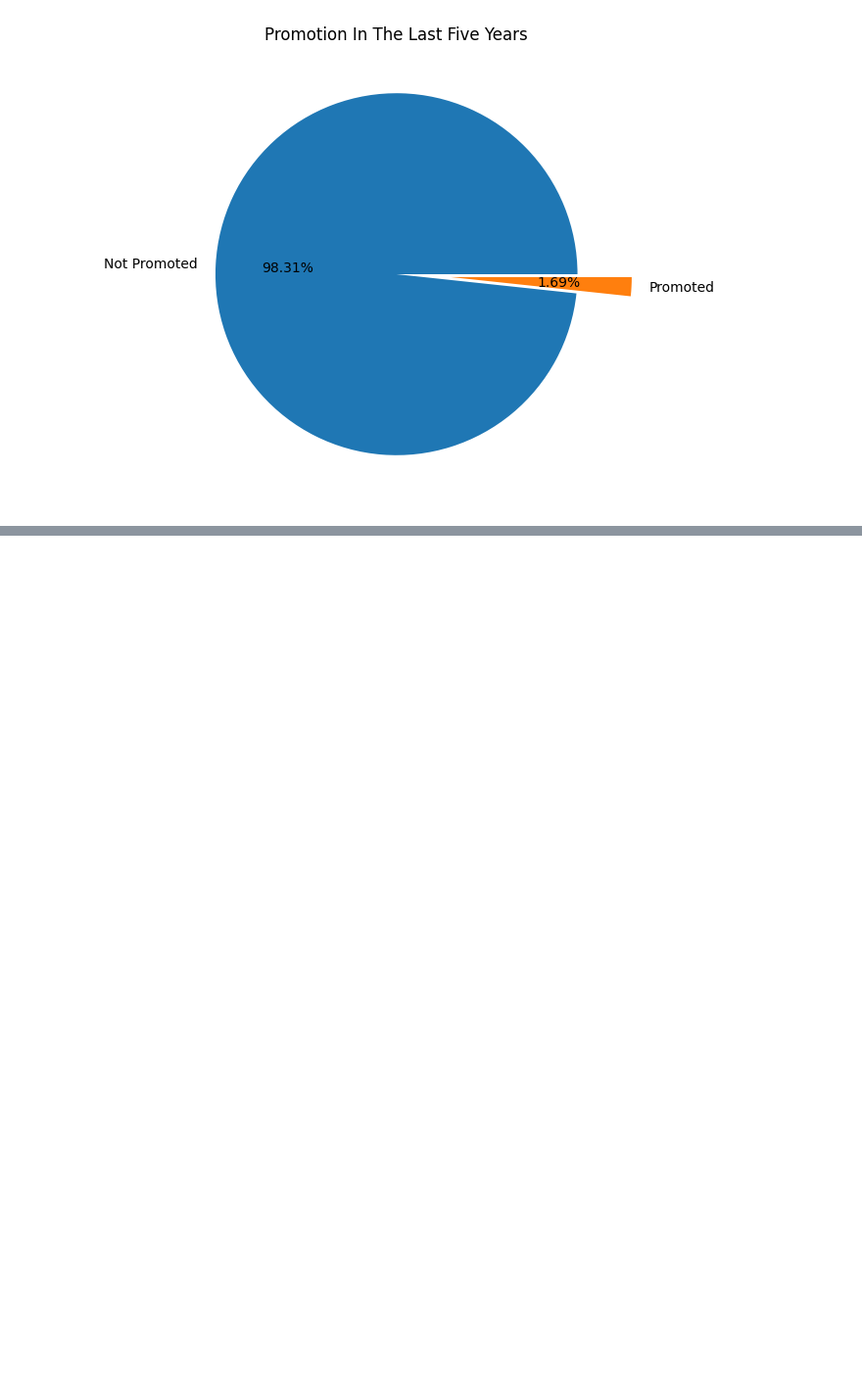
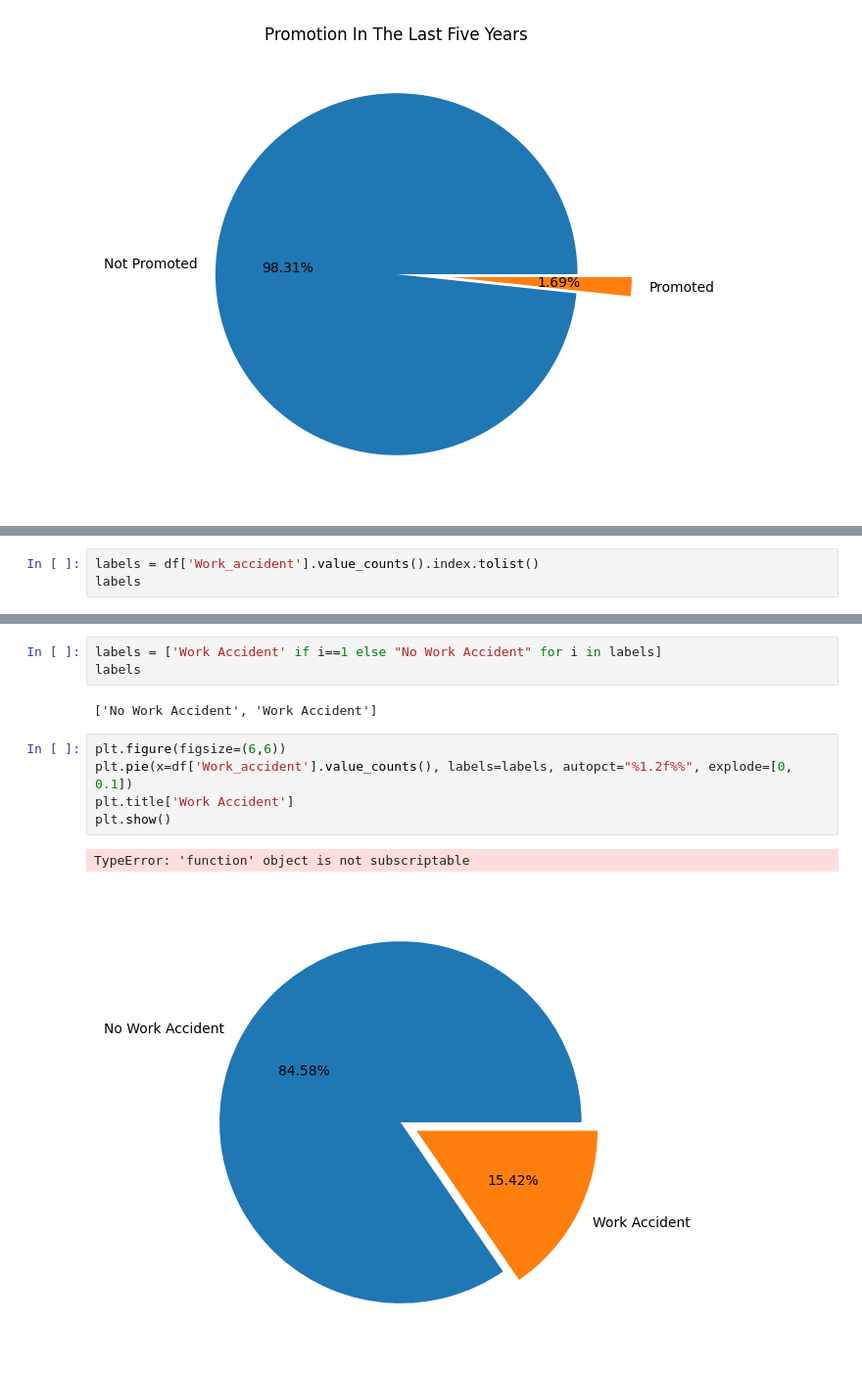
Before and after one commit to dipa-khadka/Datascince_Project, a Jupyter notebook: Hr- employee Prediction/empoyee turnover.ipynb, the cells around one changed output, grey strips where cells are left out. Shown at 98% size. Drawn from its saved outputs; the diff is of its cells as text; blank space fills up the shorter version.

```diff
--- a/Hr- employee Prediction/empoyee turnover.ipynb
+++ b/Hr- employee Prediction/empoyee turnover.ipynb
@@ -278,0 +289,3 @@ df['Work_accident']
+# %%
+labels = df['Work_accident'].value_counts().index.tolist()
+labels
@@ -278,0 +301,13 @@ df['Work_accident']
+# %%
+labels = ['Work Accident' if i==1 else "No Work Accident" for i in labels]
+labels
+# %% [output]
+['No Work Accident', 'Work Accident']
+# %%
+plt.figure(figsize=(6,6))
+plt.pie(x=df['Work_accident'].value_counts(), labels=labels, autopct="%1.2f%%", explode=[0, 0.1])
+plt.title['Work Accident']
+plt.show()
+# %% [output]
+TypeError: 'function' object is not subscriptable
+[figure, added]
```
Also changed, not shown: parts of 34 cells of this notebook.
